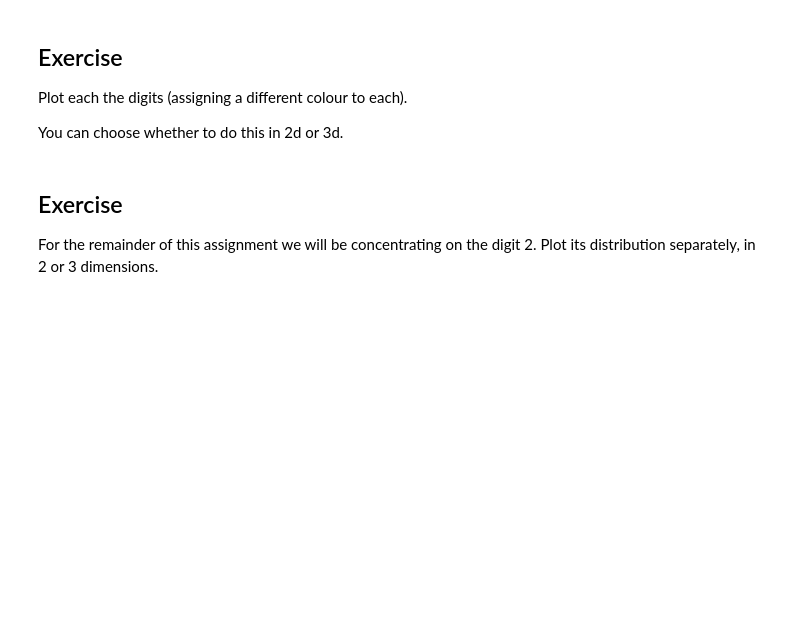
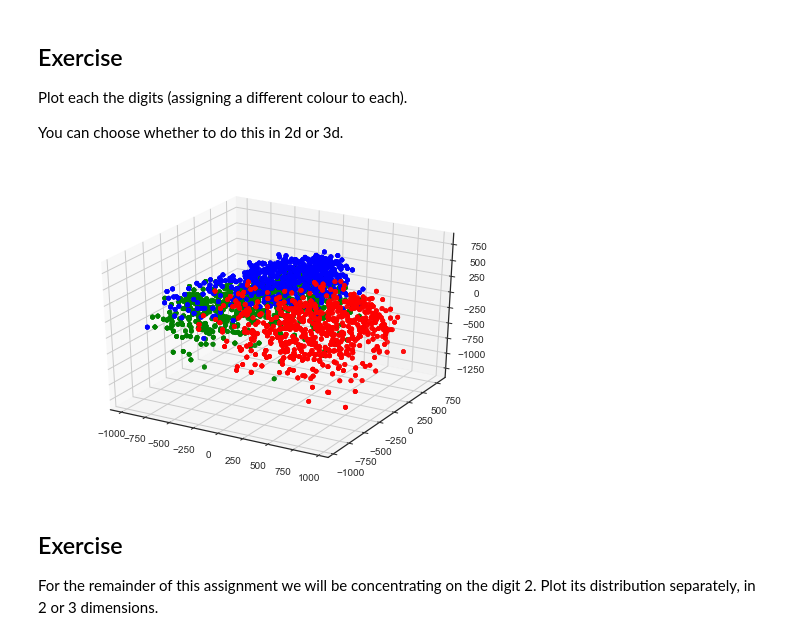
Before and after one commit to uygnef/COMP9418, a Jupyter notebook: tutorial/COMP9418_W03_Gaussian_mixture_models_Questions.ipynb, the cells around one changed output. Saved outputs shown, nothing was run; the diff lists cells and outputs as text; code cells hidden in the pictures; blank space fills up the shorter version.

```diff
--- a/tutorial/COMP9418_W03_Gaussian_mixture_models_Questions.ipynb
+++ b/tutorial/COMP9418_W03_Gaussian_mixture_models_Questions.ipynb
@@ -86,0 +99,12 @@ If you have problems with the shapes of the array not matching up, remember that
+# %%
+# Your code here
+
+for i, num in enumerate(ytest):
+    if num == 2:
+        xtest2.append(i)
+    elif num == 3:
+        xtest3.append(i)
+    else:
+        xtest5.append(i)
+
+print(xtest3d[xtest5, :])
@@ -94,3 +128,25 @@ You can choose whether to do this in 2d or 3d.
+# %%
+# Your code here
+from mpl_toolkits.mplot3d import Axes3D
+fig = plt.figure()
+
+def draw(data, color = None):
+    x = []
+    y = []
+    z = []
+    for i in data:
+        x.append(i[0])
+        y.append(i[1])
+        z.append(i[2])
+    ax = fig.gca(projection='3d')
+    ax.scatter(x, y, z, c=color)
+
+draw(xtest3d[xtest5, :], 'b')
+draw(xtest3d[xtest2, :], 'r')
+draw(xtest3d[xtest3, :], 'g')
+plt.show()
+# %% [output]
+[figure, added]
 # %% [markdown]
 ## Exercise
 
```
Also changed, not shown: parts of 11 cells of this notebook.
